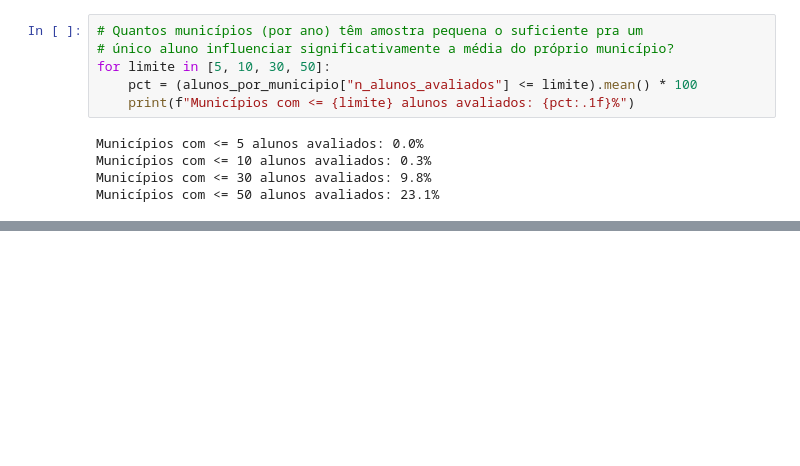
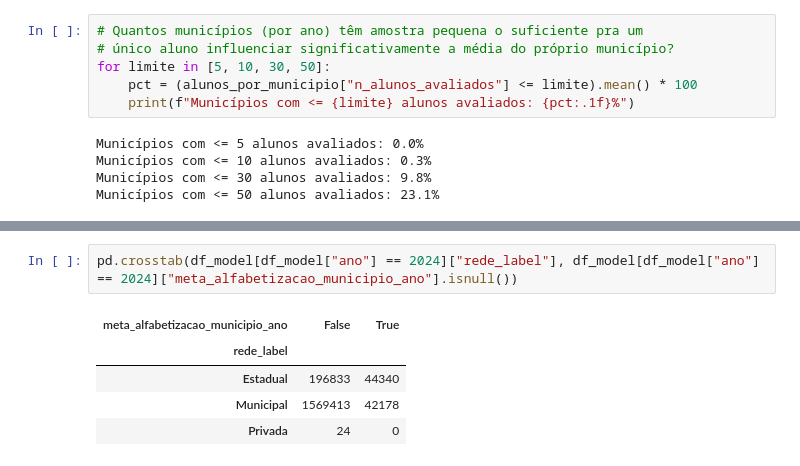
Before and after one commit to lenamiroux/1iast-techchallenge-fase3, a Jupyter notebook: notebooks/01_eda.ipynb, the cells around one changed output, grey strips where cells are left out. Cells and saved outputs as stored; diff of their text form; blank space fills up the shorter version.

Commit message:
docs: EDA - investigação da lacuna estrutural em meta_alfabetizacao_municipio_ano

```diff
--- a/notebooks/01_eda.ipynb
+++ b/notebooks/01_eda.ipynb
@@ -203,0 +247,8 @@ Essa decisão será aplicada na etapa de split.
+# %%
+pd.crosstab(df_model[df_model["ano"] == 2024]["rede_label"], df_model[df_model["ano"] == 2024]["meta_alfabetizacao_municipio_ano"].isnull())
+# %% [output]
+| meta_alfabetizacao_municipio_ano | False | True |
+| rede_label |  |  |
+| Estadual | 196833 | 44340 |
+| Municipal | 1569413 | 42178 |
+| Privada | 24 | 0 |
```
Also changed, not shown: parts of 5 cells of this notebook.
